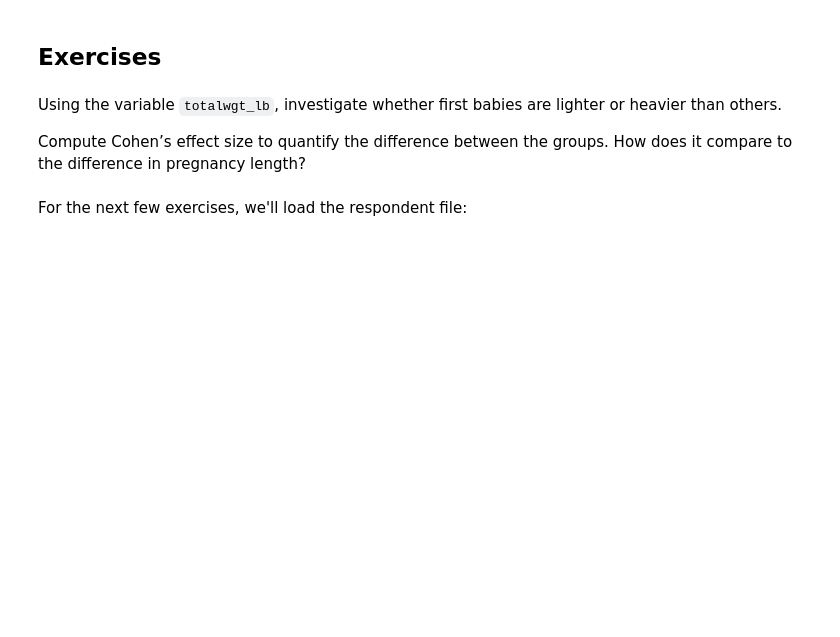
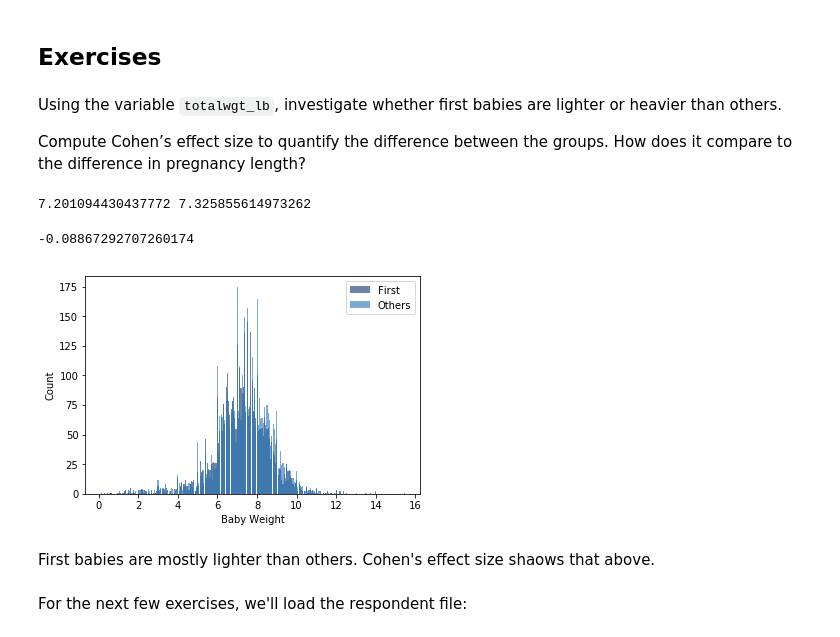
Before and after one commit to dteklavya/ThinkStats2, a Jupyter notebook: code/chap02ex.ipynb, the cells around one changed output. Drawn from its saved outputs; the diff is of its cells as text; code cells hidden in the pictures; blank space fills up the shorter version.

Commit message:
Part 2 of exercise 1, Cohen's effect size on first babies vs others.

```diff
--- a/code/chap02ex.ipynb
+++ b/code/chap02ex.ipynb
@@ -253,3 +268,26 @@ Compute Cohen’s effect size to quantify the difference between the groups.  Ho
+# %%
+# Solution goes here
+
+firsts = live[live.birthord == 1]
+laters = live[live.birthord != 1]
+
+print(firsts.totalwgt_lb.mean(), laters.totalwgt_lb.mean())
+
+first_hist = thinkstats2.Hist(firsts.totalwgt_lb, label='First')
+thinkplot.Hist(first_hist)
+thinkplot.Config(xlabel='Baby Weight', ylabel='Count')
+
+other_hist = thinkstats2.Hist(laters.totalwgt_lb, label='Others')
+thinkplot.Hist(other_hist)
+thinkplot.Config(xlabel='Baby Weight', ylabel='Count')
+
+CohenEffectSize(firsts.totalwgt_lb, laters.totalwgt_lb)
+# %% [output]
+7.201094430437772 7.325855614973262
+-0.08867292707260174
+[figure, added]
+# %% [markdown]
+First babies are mostly lighter than others. Cohen's effect size shaows that above.
 # %%
 # Solution goes here
 # %% [markdown]
```
Also changed, not shown: parts of 6 cells of this notebook.
